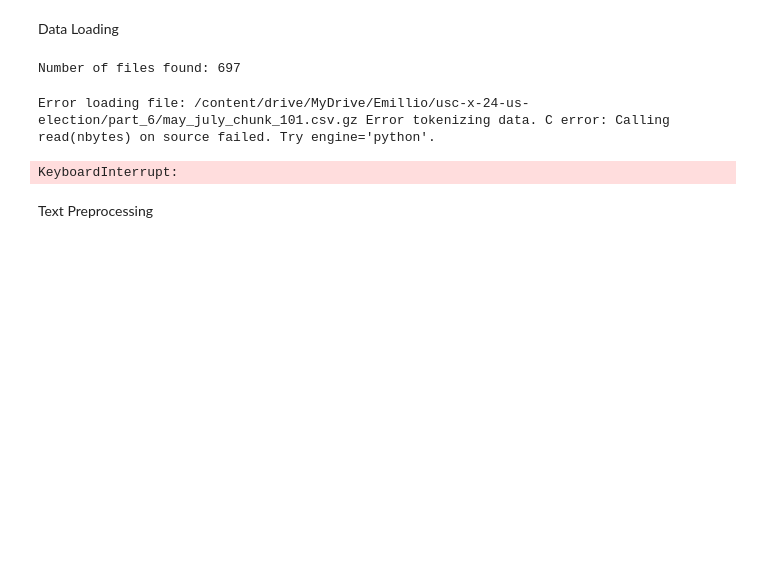
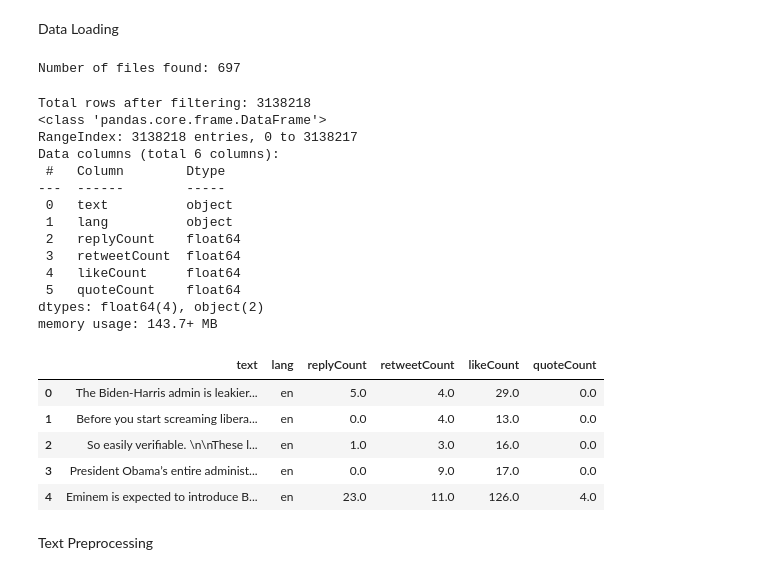
Before and after one commit to goshiaoki/hackathon_humans_lab, a Jupyter notebook: hackathon.ipynb, the cells around one changed output. Drawn from its saved outputs; the diff is of its cells as text; code cells hidden in the pictures; blank space fills up the shorter version.

```diff
--- a/hackathon.ipynb
+++ b/hackathon.ipynb
@@ -148,34 +153,52 @@ def load_and_filter_data(file_list, max_rows=None, chunk_size=5_000_000):
                 if max_rows and loaded_rows >= max_rows:
                     break
             # If we've reached max_rows, stop reading further files
             if max_rows and loaded_rows >= max_rows:
                 break
         except Exception as e:
             print("Error loading file:", file_path, e)
 
     # Concatenate all filtered chunks
     if df_list:
         return pd.concat(df_list, ignore_index=True)
     else:
         # If no data was loaded at all, return an empty DataFrame
         return pd.DataFrame(columns=data_cols)
 
 
 # 1) Define path to your base directory (containing part_1, part_2, etc.)
-DATA_PATH = '/content/drive/MyDrive/Emillio/usc-x-24-us-election'
+DATA_PATH = '/content/drive/MyDrive/Emilio/usc-x-24-us-election' # set your own file path
 
 # 2) Recursively gather all .csv.gz in subfolders
 csv_files = glob.glob(os.path.join(DATA_PATH, '**', '*.csv.gz'), recursive=True)
 print("Number of files found:", len(csv_files))
 
 # 3) Load up to e.g. 500k final rows (adjust as desired)
 df_filtered = load_and_filter_data(csv_files)
 
 print(f"Total rows after filtering: {len(df_filtered)}")
 df_filtered.info()
 df_filtered.head()
 # %% [output]
 Number of files found: 697
-Error loading file: /content/drive/MyDrive/Emillio/usc-x-24-us-election/part_6/may_july_chunk_101.csv.gz Error tokenizing data. C error: Calling read(nbytes) on source failed. Try engine='python'.
+Total rows after filtering: 3138218
+<class 'pandas.core.frame.DataFrame'>
+RangeIndex: 3138218 entries, 0 to 3138217
+Data columns (total 6 columns):
+ #   Column        Dtype
+---  ------        -----
+ 0   text          object
+ 1   lang          object
+ 2   replyCount    float64
+ 3   retweetCount  float64
+ 4   likeCount     float64
+ 5   quoteCount    float64
+dtypes: float64(4), object(2)
+memory usage: 143.7+ MB
-KeyboardInterrupt:
+|  | text | lang | replyCount | retweetCount | likeCount | quoteCount |
+| 0 | The Biden-Harris admin is leakier... | en | 5.0 | 4.0 | 29.0 | 0.0 |
+| 1 | Before you start screaming libera... | en | 0.0 | 4.0 | 13.0 | 0.0 |
+| 2 | So easily verifiable. \n\nThese l... | en | 1.0 | 3.0 | 16.0 | 0.0 |
+| 3 | President Obama’s entire administ... | en | 0.0 | 9.0 | 17.0 | 0.0 |
+| 4 | Eminem is expected to introduce B... | en | 23.0 | 11.0 | 126.0 | 4.0 |
 # %%
```
Also changed, not shown: parts of 17 cells of this notebook, 1 other file.
